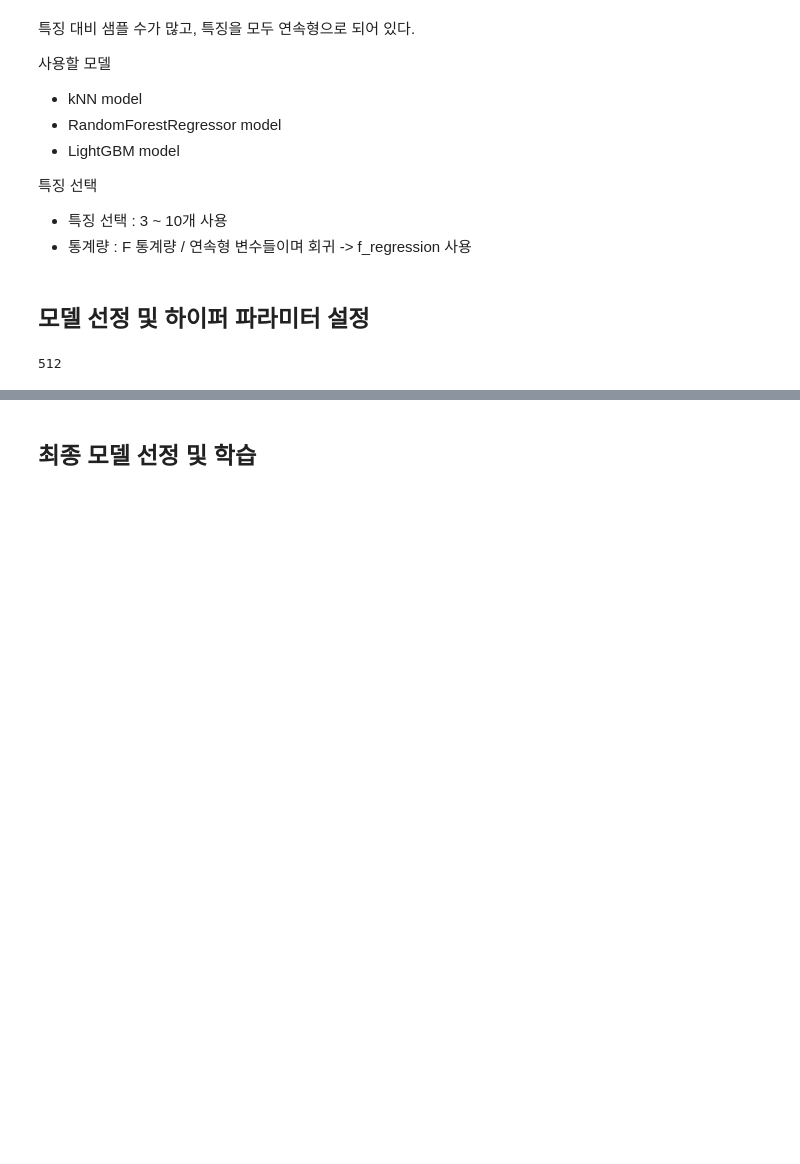
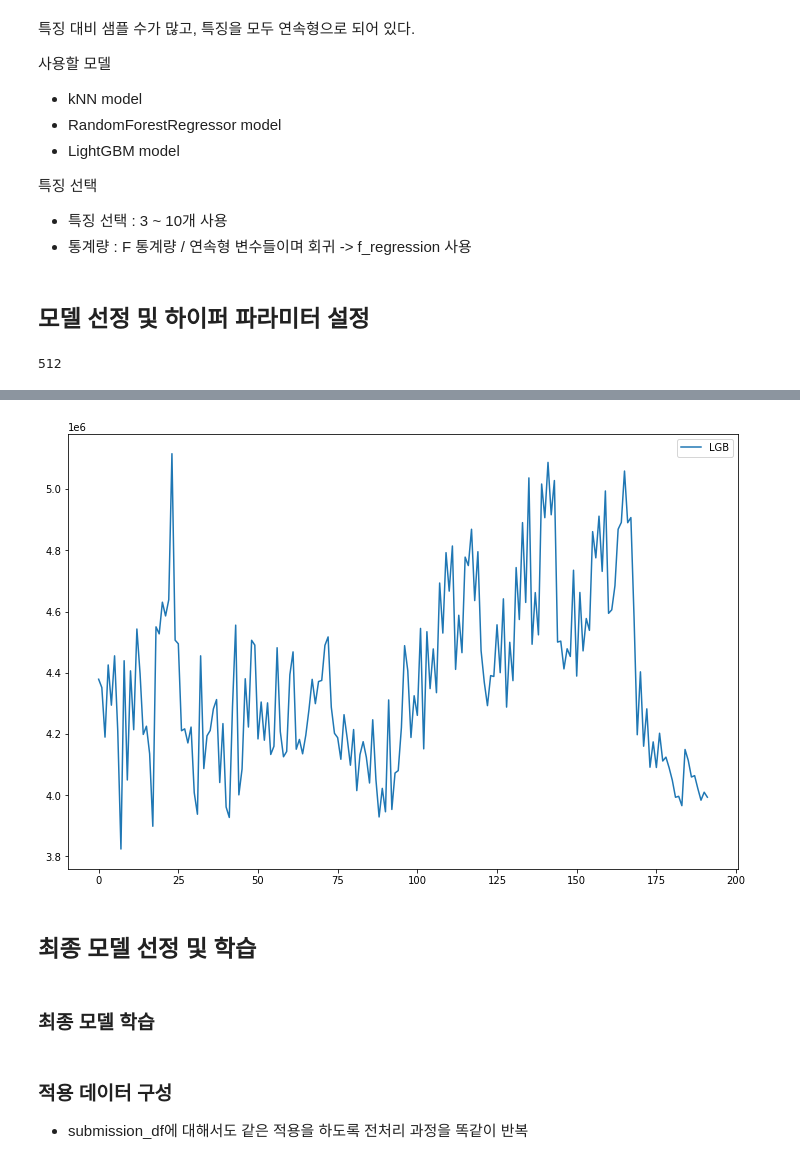
Before and after one commit to seonydg/credit-card-sales-forecast, a Jupyter notebook: credit-card-sales-forecast.ipynb, the cells around one changed output, grey strips where cells are left out. Saved outputs shown, nothing was run; the diff lists cells and outputs as text; code cells hidden in the pictures; blank space fills up the shorter version.

```diff
--- a/credit-card-sales-forecast.ipynb
+++ b/credit-card-sales-forecast.ipynb
@@ -829,2 +856,11 @@ iter_num98/512 => score : 3625973.973, best score : 1655256.879
+# %%
+plt.figure(figsize=(12, 8))
+plt.plot(lgb_list, label='LGB')
+plt.legend()
+plt.show()
+# %% [output]
+[figure, added]
 # %% [markdown]
 ## 최종 모델 선정 및 학습
+# %% [markdown]
+### 최종 모델 학습
@@ -830,0 +876,3 @@ iter_num98/512 => score : 3625973.973, best score : 1655256.879
+# %% [markdown]
+### 적용 데이터 구성
+- submission_df에 대해서도 같은 적용을 하도록 전처리 과정을 똑같이 반복
```
Also changed, not shown: parts of 16 cells of this notebook.
